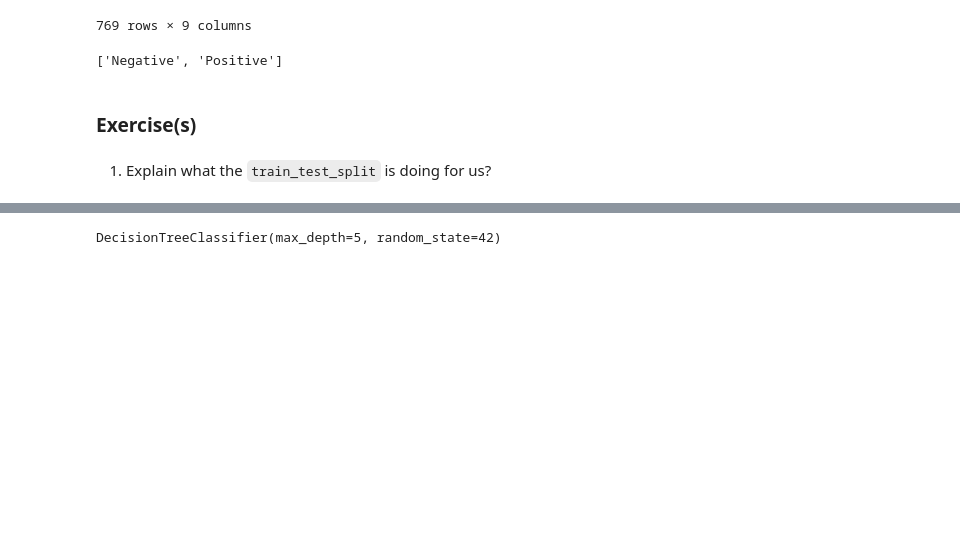
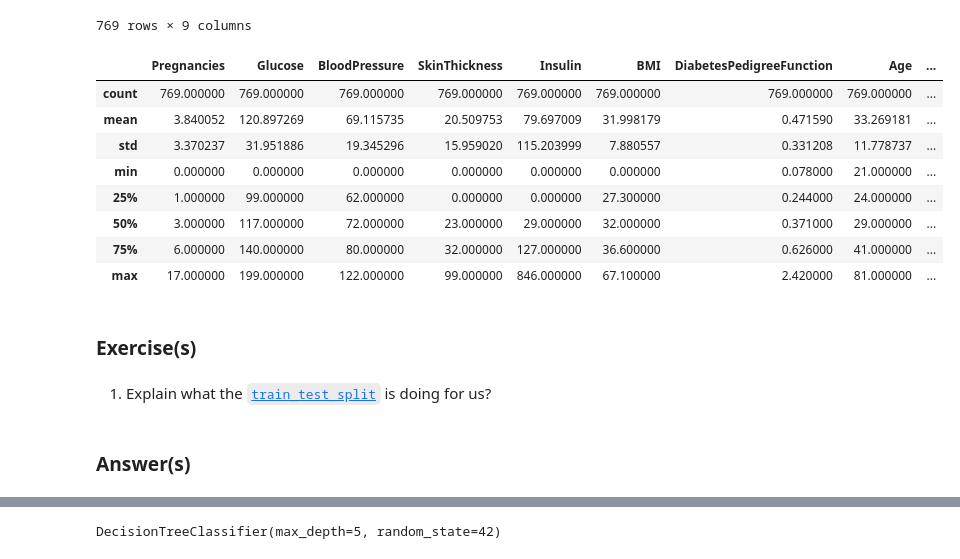
Before and after one commit to jpandersen61/Machine-Learning, a Jupyter notebook: Classification_Diagnosing_Diabetes_Solution.ipynb, the cells around one changed output, grey strips where cells are left out. Saved outputs shown, nothing was run; the diff lists cells and outputs as text; code cells hidden in the pictures; blank space fills up the shorter version.

```diff
--- a/Classification_Diagnosing_Diabetes_Solution.ipynb
+++ b/Classification_Diagnosing_Diabetes_Solution.ipynb
@@ -39,9 +42,3 @@ diabetesData
 | 767 | 1 | 93 | 70 | 31 | 0 | 30.4 | 0.315 | 23 | ... |
 | 768 | 0 | 123 | 77 | 0 | 1 | 36.3 | 0.252 | 55 | ... |
 769 rows × 9 columns
-# %%
-#Establish class names for the diagnosis
-class_Names = ["Negative", "Positive"]
-class_Names
-# %% [output]
-['Negative', 'Positive']
@@ -51,3 +45,15 @@ feature_Names = ["Pregnancies", "Glucose", "BloodPressure", "SkinThickness", "In
+# %%
+diabetesData.describe()
+# %% [output]
+|  | Pregnancies | Glucose | BloodPressure | SkinThickness | Insulin | BMI | DiabetesPedigreeFunction | Age | ... |
+| count | 769.000000 | 769.000000 | 769.000000 | 769.000000 | 769.000000 | 769.000000 | 769.000000 | 769.000000 | ... |
+| mean | 3.840052 | 120.897269 | 69.115735 | 20.509753 | 79.697009 | 31.998179 | 0.471590 | 33.269181 | ... |
+| std | 3.370237 | 31.951886 | 19.345296 | 15.959020 | 115.203999 | 7.880557 | 0.331208 | 11.778737 | ... |
+| min | 0.000000 | 0.000000 | 0.000000 | 0.000000 | 0.000000 | 0.000000 | 0.078000 | 21.000000 | ... |
+| 25% | 1.000000 | 99.000000 | 62.000000 | 0.000000 | 0.000000 | 27.300000 | 0.244000 | 24.000000 | ... |
+| 50% | 3.000000 | 117.000000 | 72.000000 | 23.000000 | 29.000000 | 32.000000 | 0.371000 | 29.000000 | ... |
+| 75% | 6.000000 | 140.000000 | 80.000000 | 32.000000 | 127.000000 | 36.600000 | 0.626000 | 41.000000 | ... |
+| max | 17.000000 | 199.000000 | 122.000000 | 99.000000 | 846.000000 | 67.100000 | 2.420000 | 81.000000 | ... |
 # %%
 #Extracting features leaving out 'Outcome'
 X = diabetesData.iloc[:, :-1].values
@@ -61,4 +67,6 @@ X_train, X_test, y_train, y_test = train_test_split(X, y, stratify=y, random_sta
 # %% [markdown]
 ### Exercise(s)
 # %% [markdown]
-1.   Explain what the `train_test_split` is doing for us?
+1.   Explain what the [`train_test_split`](https://scikit-learn.org/stable/modules/generated/sklearn.model_selection.train_test_split.html) is doing for us?
+# %% [markdown]
+### Answer(s)
```
Also changed, not shown: parts of 16 cells of this notebook.
